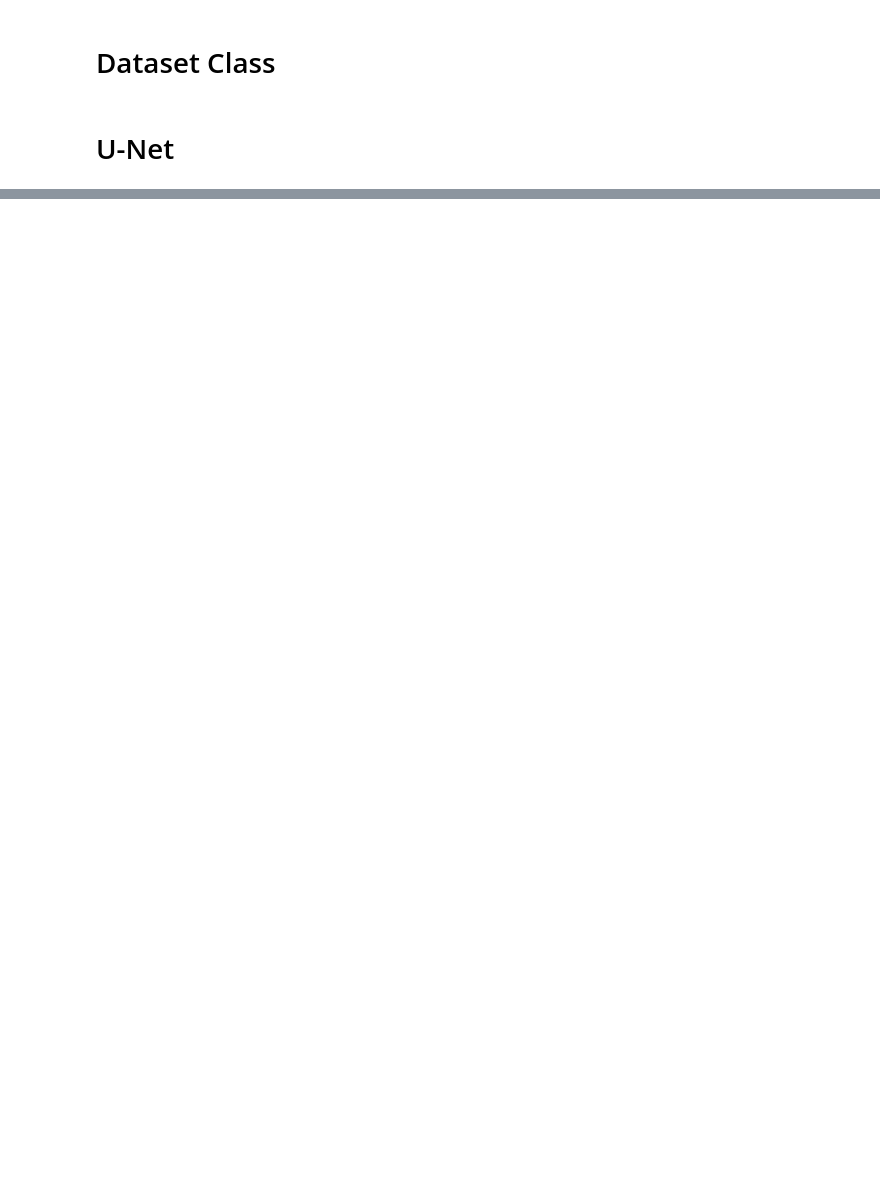
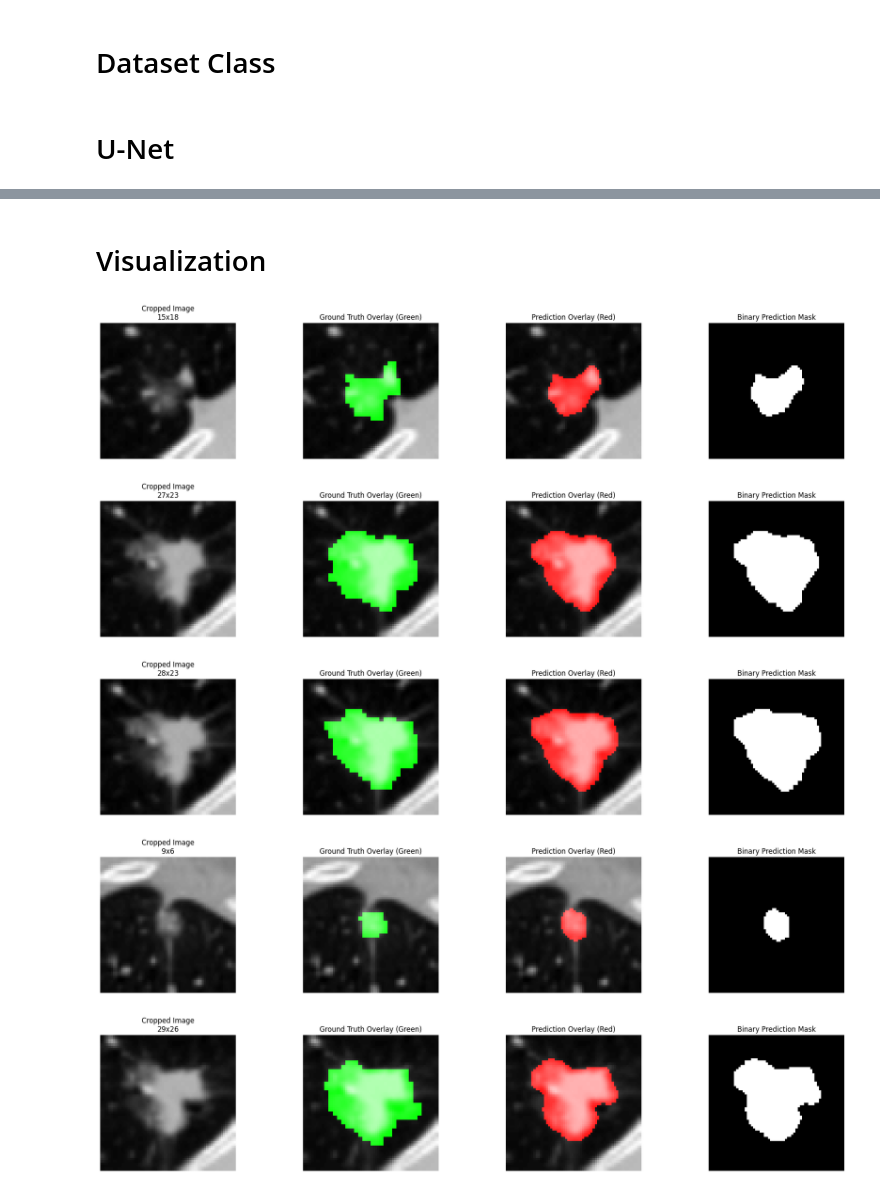
Before and after one commit to SaraElwatany/Lung-TumorDetection-Segmentation, a Jupyter notebook: Cropped_Segmentation.ipynb, the cells around one changed output, grey strips where cells are left out. Drawn from its saved outputs; the diff is of its cells as text; code cells hidden in the pictures; blank space fills up the shorter version.

```diff
--- a/Cropped_Segmentation.ipynb
+++ b/Cropped_Segmentation.ipynb
@@ -772,0 +604,2 @@ visualize_predictions_on_full_image(model, test_dataset, device, num_samples=10)
+# %% [markdown]
+# Visualization
@@ -772,0 +703,8 @@ visualize_predictions_on_full_image(model, test_dataset, device, num_samples=10)
+# %%
+visualize_predictions(model, val_dataset, device, num_samples=5, on_full_image=False)
+# %% [output]
+[figure, added]
+[figure, added]
+[figure, added]
+[figure, added]
+[figure, added]
```
Also changed, not shown: parts of 27 cells of this notebook.
